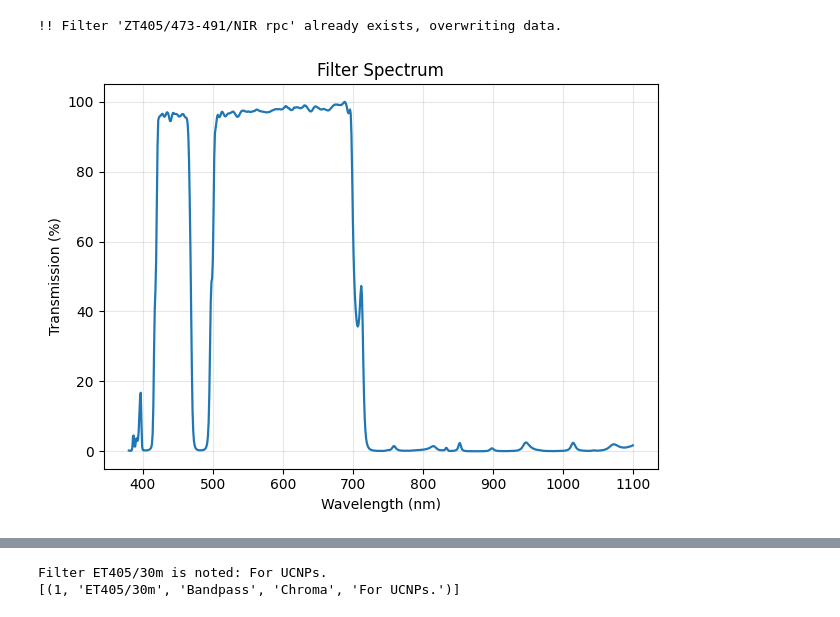
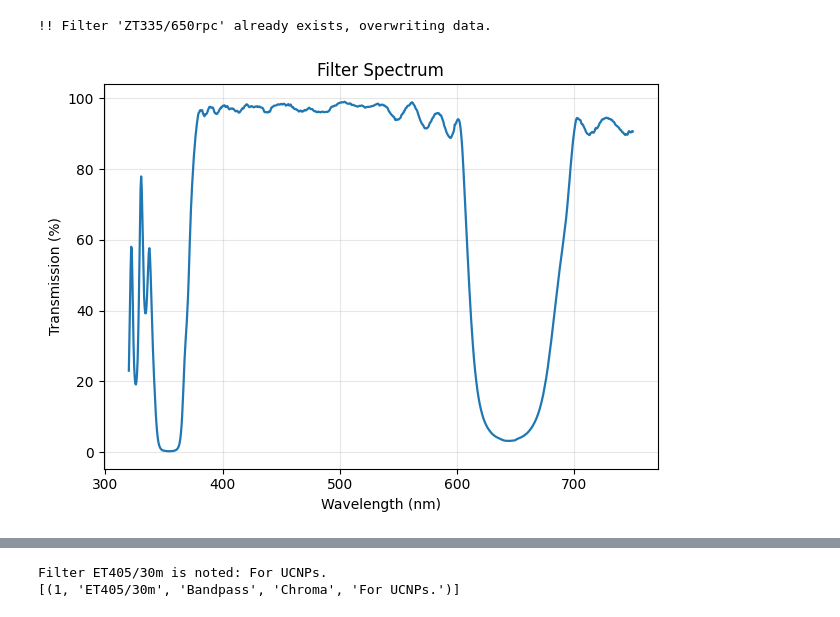
Before and after one commit to Jerry-LXH/FudanChemNotes, a Jupyter notebook: SmilE/Optics_exp/Database_of_filters/import_or_revise_data.ipynb, the cells around one changed output, grey strips where cells are left out. Cells and saved outputs as stored; diff of their text form; code cells hidden in the pictures.

Commit message:
Filters Data updated.

```diff
--- a/SmilE/Optics_exp/Database_of_filters/import_or_revise_data.ipynb
+++ b/SmilE/Optics_exp/Database_of_filters/import_or_revise_data.ipynb
@@ -21,19 +28,19 @@ ID=9, 名称=ET750sp-2p8, 类型=Shortpass, 厂商=Chroma, 备注=
 # %%
-### Read spectrum from csv file and import into database.
-wv, tr = read_filter_csv('csv_data/Chroma-zt405473491nirrpc--0.csv')
-name = 'ZT405/473-491/NIR rpc'
+### Read spectrum from csv file (T=0~100) and import into database.
+wv, tr = read_filter_csv('csv_data/Chroma-zt355650rpc--0.csv')
+name = 'ZT335/650rpc'
 manuf = 'Chroma'
-ftype = 'Triple Dichromat'
+ftype = 'Multiple Dichromat'
 db.add_filter(
     name=name,
     wavelengths=wv,
     transmissions=tr,
     ftype=ftype,
     manufacturer=manuf,
     overwrite=True
 )
 wl, tr = db.get_filter_spectrum(name)
 plot_spectrum(wl, tr)
 # %% [output]
-!! Filter 'ZT405/473-491/NIR rpc' already exists, overwriting data.
+!! Filter 'ZT335/650rpc' already exists, overwriting data.
-[figure, old version]
+[figure, new version]
```
Also changed, not shown: parts of 2 cells of this notebook, 23 other files.
